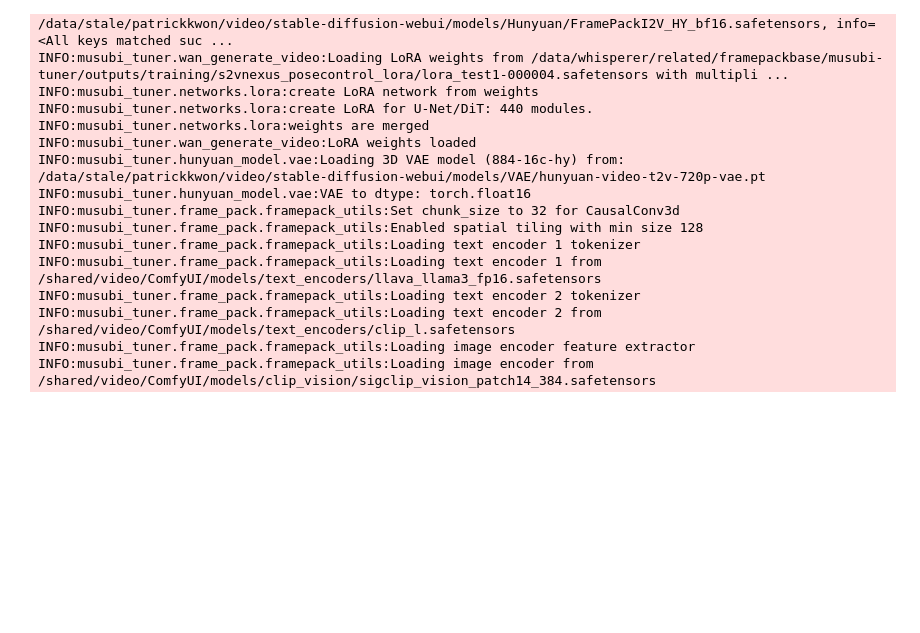
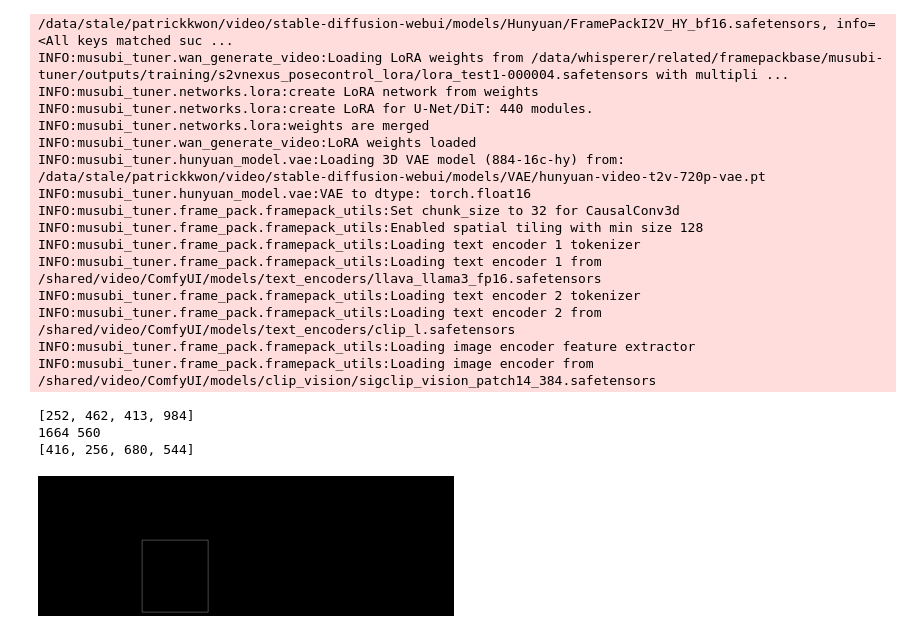
Before and after one commit to yj7082126/musubi-tuner, a Jupyter notebook: test_lora_v2.ipynb, the cells around one changed output. Drawn from its saved outputs; the diff is of its cells as text; code cells hidden in the pictures; blank space fills up the shorter version.

```diff
--- a/test_lora_v2.ipynb
+++ b/test_lora_v2.ipynb
@@ -163,3 +191,42 @@ def prepare_image_inputs(image_path,feature_extractor, image_encoder, width=None
+# %%
+layout = json.loads((in_folder.parent / "pose_layout.json").read_bytes())
+bbox = layout[in_folder.name]['body'][0][:4]
+
+new_bbox = [
+    max(0, min(round(bbox[0] / 1000 * width), width)) // 8 * 8,
+    max(0, min(round(bbox[1] / 1000 * height), height))// 8 * 8,
+    max(0, min(round(bbox[2] / 1000 * width), width)) // 8 * 8,
+    max(0, min(round(bbox[3] / 1000 * height), height)) // 8 * 8,
+]
+
+print(bbox)
+print(width, height)
+print(new_bbox)
+
+debug_bboximg = Image.new("RGB", (width, height), "BLACK")
+debug_draw = ImageDraw.Draw(debug_bboximg)
+debug_draw.rectangle(new_bbox)
+debug_bboximg.resize((debug_bboximg.size[0] // 4, debug_bboximg.size[1] // 4))
+
+# with torch.no_grad():
+#     latent_indices = torch.tensor([9], dtype=torch.int64)
+#     rope_freqs = model.rope(
+#         frame_indices=latent_indices, height=height, width=width, device=device
+#     )
+#     print(rope_freqs.shape)
+#     rope_freqs = rope_freqs[:,:,:,new_bbox[1]:new_bbox[3], new_bbox[0]:new_bbox[2]]
+#     print(rope_freqs.shape)
+#     tmp = rope_freqs[0,:,0,:,:].mean(axis=0).to(dtype=torch.float32).cpu().numpy()
+
+#     norm = plt.Normalize(vmin=tmp.min(), vmax=tmp.max())
+#     attention_image = Image.fromarray((plt.cm.viridis(norm(tmp))[:, :, :3] * 255).astype(np.uint8))
+
+# attention_image
+# %% [output]
+[252, 462, 413, 984]
+1664 560
+[416, 256, 680, 544]
+[figure, added]
 # %%
 ## Text Preprocessing
 
```
Also changed, not shown: parts of 7 cells of this notebook, 2 other files.
